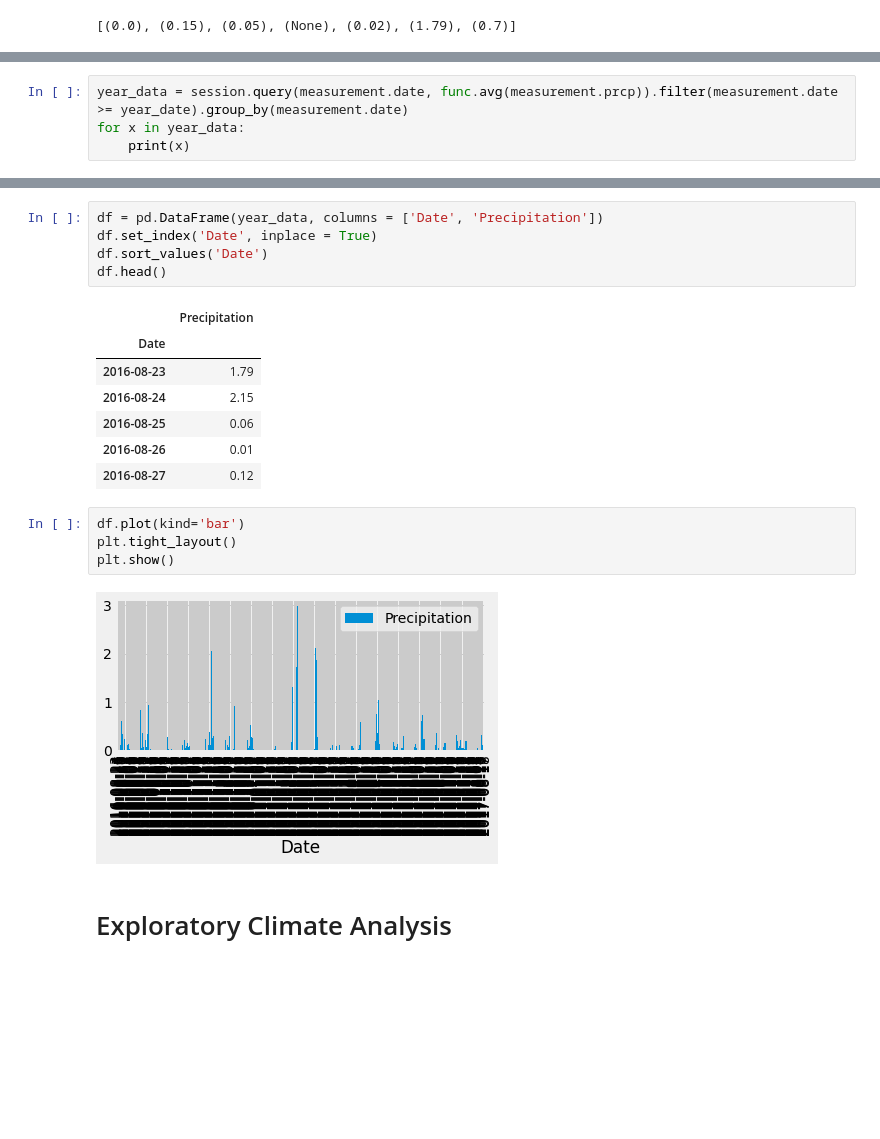
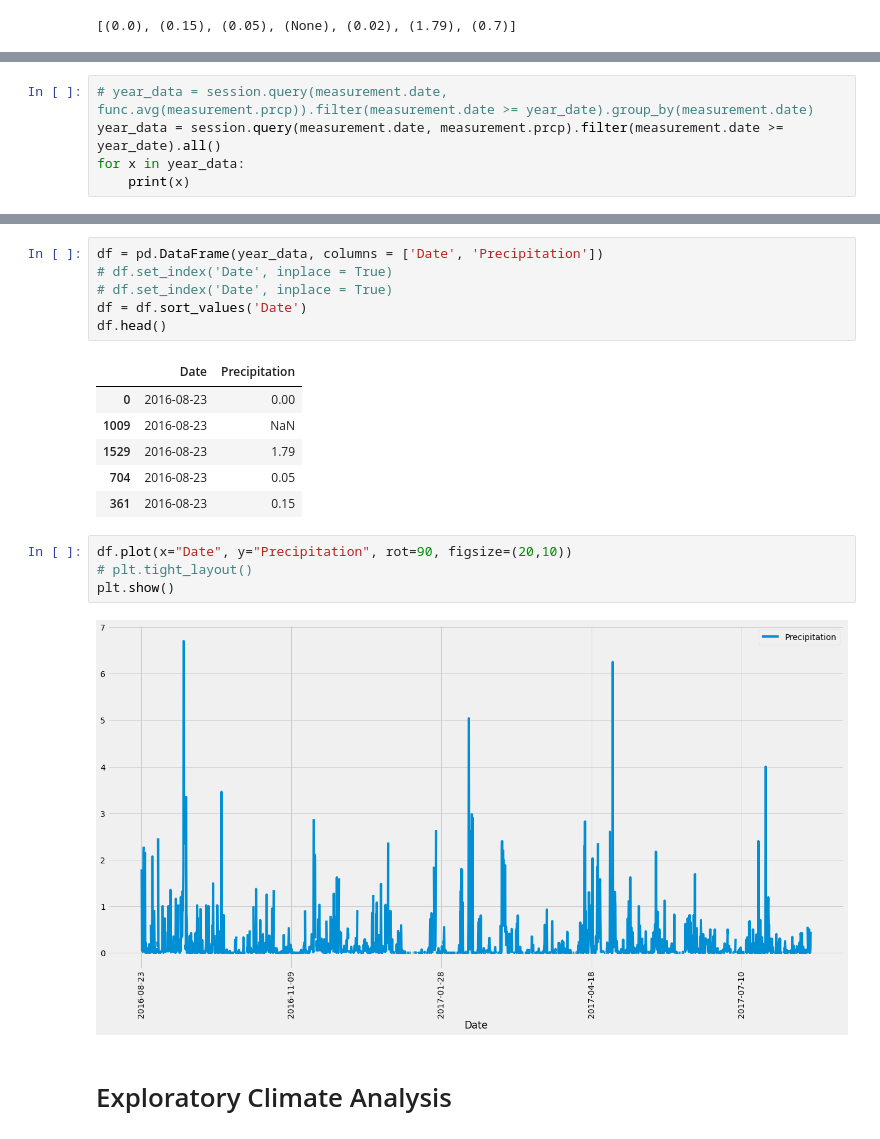
Before and after one commit to lmfao415/sqlalchemy-challenge, a Jupyter notebook: climate_starter.ipynb, the cells around one changed output, grey strips where cells are left out. Saved outputs shown, nothing was run; the diff lists cells and outputs as text; blank space fills up the shorter version.

```diff
--- a/climate_starter.ipynb
+++ b/climate_starter.ipynb
@@ -156,7 +156,8 @@ for x in year_data:
 ('2017-08-17', 0.01)
 ('2017-08-18', 0.06)
 # %%
-year_data = session.query(measurement.date, func.avg(measurement.prcp)).filter(measurement.date >= year_date).group_by(measurement.date)
+# year_data = session.query(measurement.date, func.avg(measurement.prcp)).filter(measurement.date >= year_date).group_by(measurement.date)
+year_data = session.query(measurement.date, measurement.prcp).filter(measurement.date >= year_date).all()
 for x in year_data:
     print(x)
 # %% [output]
@@ -180,22 +181,22 @@ for x in year_data:
 # %%
 df = pd.DataFrame(year_data, columns = ['Date', 'Precipitation'])
-df.set_index('Date', inplace = True)
-df.sort_values('Date')
+# df.set_index('Date', inplace = True)
+# df.set_index('Date', inplace = True)
+df = df.sort_values('Date')
 df.head()
 # %% [output]
-|  | Precipitation |
-| Date |  |
-| 2016-08-23 | 1.79 |
-| 2016-08-24 | 2.15 |
-| 2016-08-25 | 0.06 |
-| 2016-08-26 | 0.01 |
-| 2016-08-27 | 0.12 |
+|  | Date | Precipitation |
+| 0 | 2016-08-23 | 0.00 |
+| 1009 | 2016-08-23 | NaN |
+| 1529 | 2016-08-23 | 1.79 |
+| 704 | 2016-08-23 | 0.05 |
+| 361 | 2016-08-23 | 0.15 |
 # %%
-df.plot(kind='bar')
-plt.tight_layout()
+df.plot(x="Date", y="Precipitation", rot=90, figsize=(20,10))
+# plt.tight_layout()
 plt.show()
 # %% [output]
-[figure, old version]
+[figure, new version]
 # %% [markdown]
 # Exploratory Climate Analysis
 # %%
```
Also changed, not shown: parts of 4 cells of this notebook, 1 other file.
